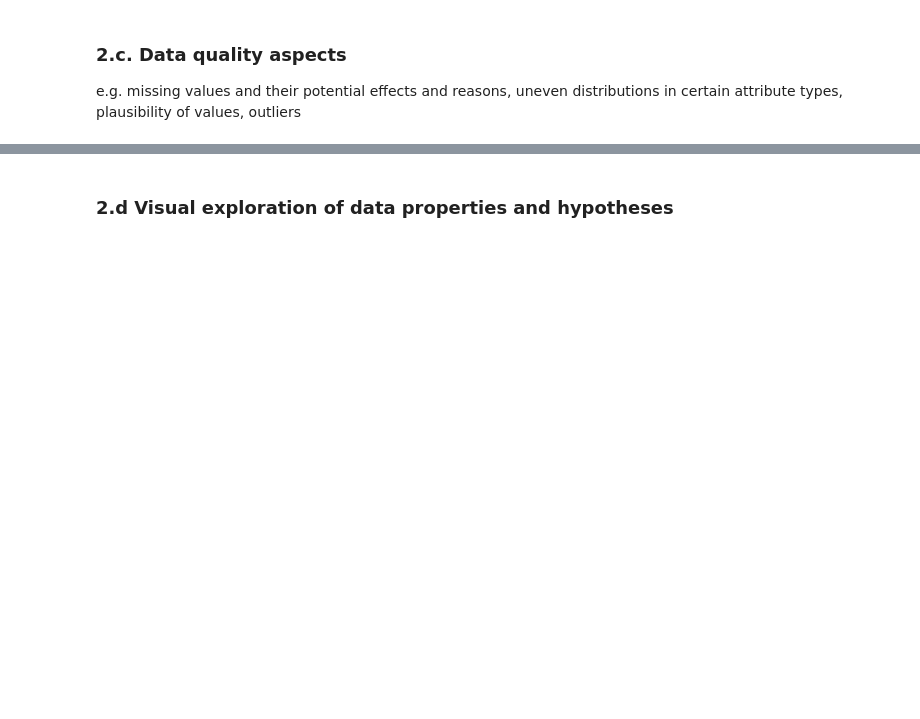
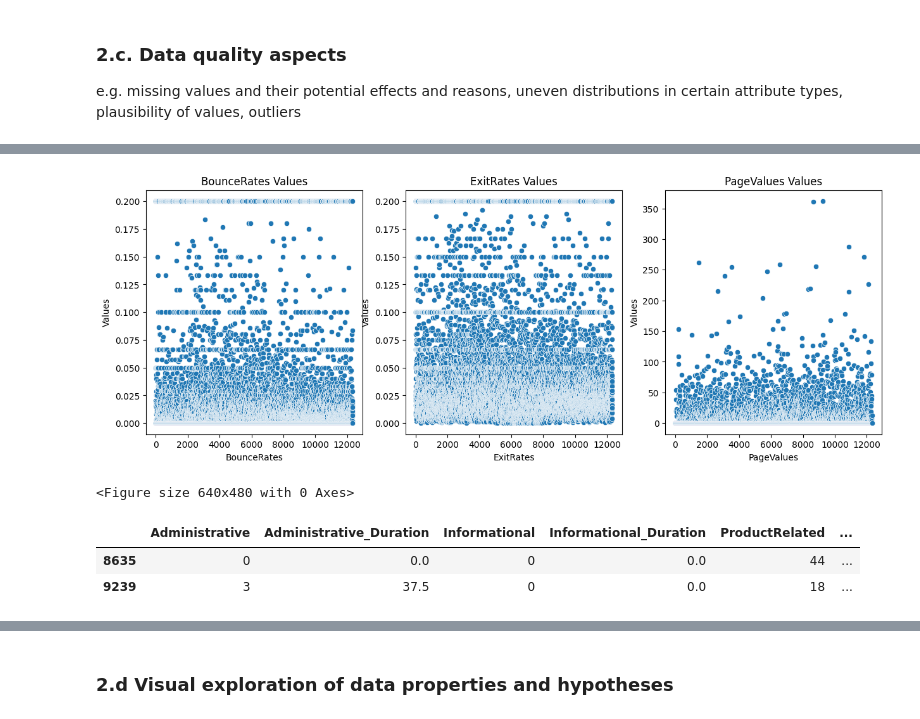
Before and after one commit to mzitad/shoppers_intention, a Jupyter notebook: Shoppers_intention.ipynb, the cells around one changed output, grey strips where cells are left out. Saved outputs shown, nothing was run; the diff lists cells and outputs as text; code cells hidden in the pictures; blank space fills up the shorter version.

```diff
--- a/Shoppers_intention.ipynb
+++ b/Shoppers_intention.ipynb
@@ -1073,0 +1345,48 @@ str(uuid.uuid4())
+# %%
+# Compare distributions of BounceRates, ExitRates, PageValues columns
+plt.figure(figsize=(15, 5))
+
+plt.subplot(1, 3, 1)
+sns.scatterplot(shopping_df["BounceRates"])
+plt.title('BounceRates Values')
+plt.xlabel('BounceRates')
+plt.ylabel('Values')
+
+plt.subplot(1, 3, 2)
+sns.scatterplot(shopping_df["ExitRates"])
+plt.title('ExitRates Values')
+plt.xlabel('ExitRates')
+plt.ylabel('Values')
+
+plt.subplot(1, 3, 3)
+sns.scatterplot(shopping_df["PageValues"])
+plt.title('PageValues Values')
+plt.xlabel('PageValues')
+plt.ylabel('Values')
+
+# Save the plot to figures/continous_values
+os.makedirs("figures", exist_ok=True)
+plt.savefig("figures/continous_values.png", dpi=150)
+continous_values_output ="figures/continous_values.png"
+plt.show()
+
+plt.tight_layout()
+plt.show()
+
+
+## CONCLUSIONS:
+# - Administrative_Duration, Informational_Duration, and ProductRelated_Duration attributes are all continous numerical features for analytical metrics.
+# To check any outliers, semantically errorous values, we checked the values itself.
+# The BounceRates and ExitRates has an upper limit of 0.2, and has an even distribution of below this threshold.
+# These values should not be scaled, because their semantical meaning will be lost as these attributes express percentage values
+# In the PageValues attributes, there are 2 records higher than 300, which we marked as outliers but there is no semantical error in these values.
+# %% [output]
+[figure, added]
+<Figure size 640x480 with 0 Axes>
+# %%
+# The outlier values for PageValues
+shopping_df[shopping_df["PageValues"] > 350]
+# %% [output]
+|  | Administrative | Administrative_Duration | Informational | Informational_Duration | ProductRelated | ... |
+| 8635 | 0 | 0.0 | 0 | 0.0 | 44 | ... |
+| 9239 | 3 | 37.5 | 0 | 0.0 | 18 | ... |
```
Also changed, not shown: parts of 48 cells of this notebook.
